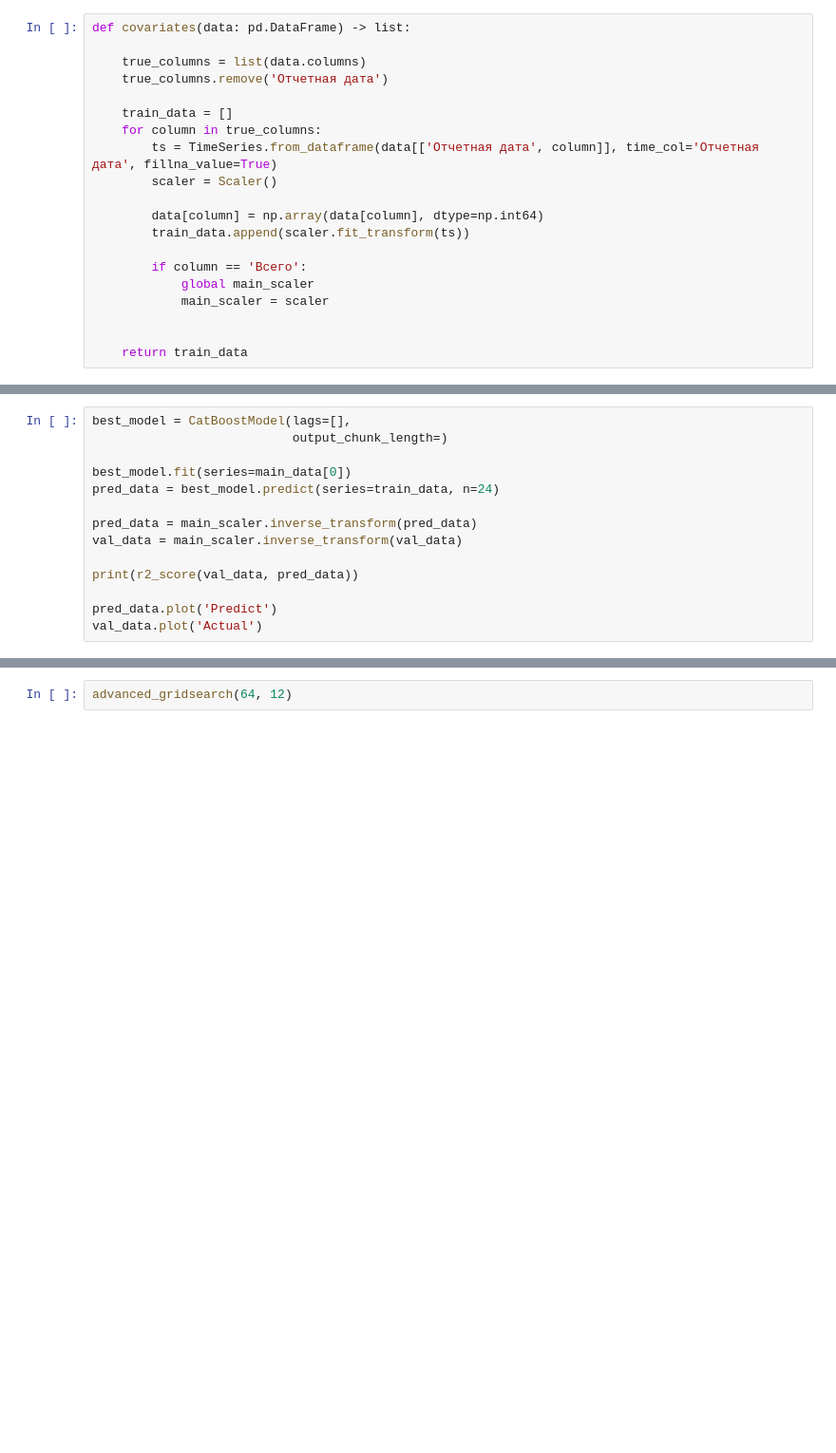
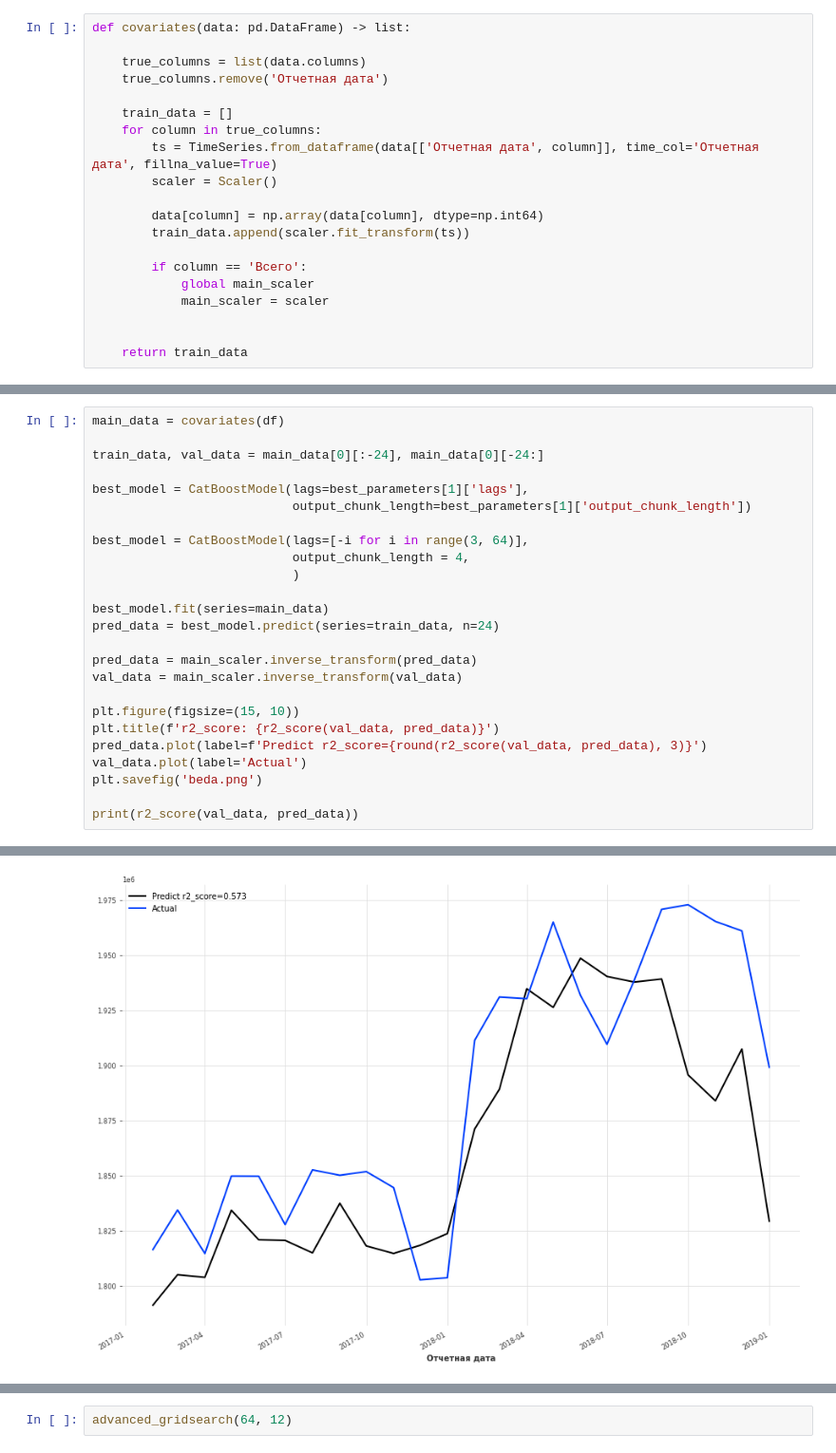
Before and after one commit to AGoldian/forecasting-defolt-Russia, a Jupyter notebook: research.ipynb, the cells around one changed output, grey strips where cells are left out. Shown at 95% size. Drawn from its saved outputs; the diff is of its cells as text; blank space fills up the shorter version.

```diff
--- a/research.ipynb
+++ b/research.ipynb
@@ -58,14 +113,26 @@ print(best_parameters)
 # %%
-best_model = CatBoostModel(lags=[],
-                           output_chunk_length=)
+main_data = covariates(df)
 
-best_model.fit(series=main_data[0])
+train_data, val_data = main_data[0][:-24], main_data[0][-24:]
+
+best_model = CatBoostModel(lags=best_parameters[1]['lags'],
+                           output_chunk_length=best_parameters[1]['output_chunk_length'])
+
+best_model = CatBoostModel(lags=[-i for i in range(3, 64)],
+                           output_chunk_length = 4,
+                           )
+
+best_model.fit(series=main_data)
 pred_data = best_model.predict(series=train_data, n=24)
 
 pred_data = main_scaler.inverse_transform(pred_data)
 val_data = main_scaler.inverse_transform(val_data)
 
+plt.figure(figsize=(15, 10))
+plt.title(f'r2_score: {r2_score(val_data, pred_data)}')
+pred_data.plot(label=f'Predict r2_score={round(r2_score(val_data, pred_data), 3)}')
+val_data.plot(label='Actual')
+plt.savefig('beda.png')
+
 print(r2_score(val_data, pred_data))
-
-pred_data.plot('Predict')
-val_data.plot('Actual')
+# %% [output]
@@ -71,0 +154 @@ val_data.plot('Actual')
+[figure, added]
```
Also changed, not shown: parts of 7 cells of this notebook.
